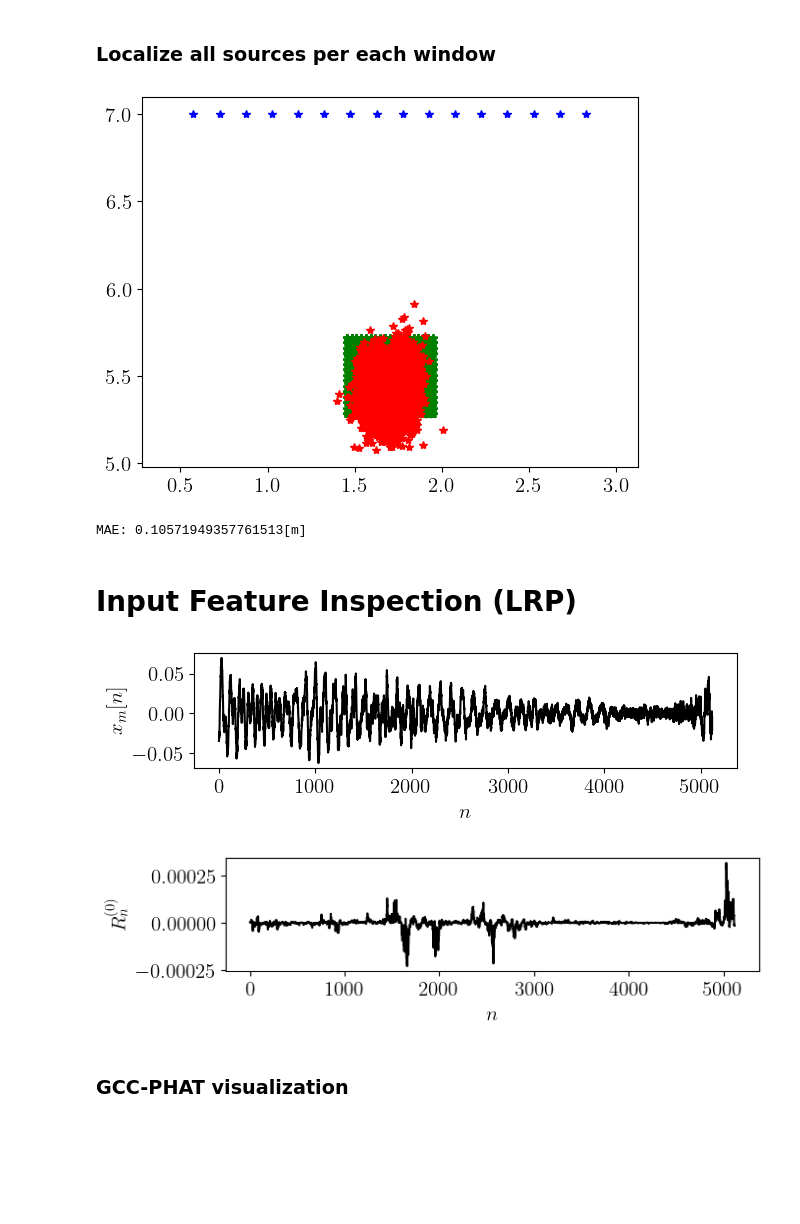
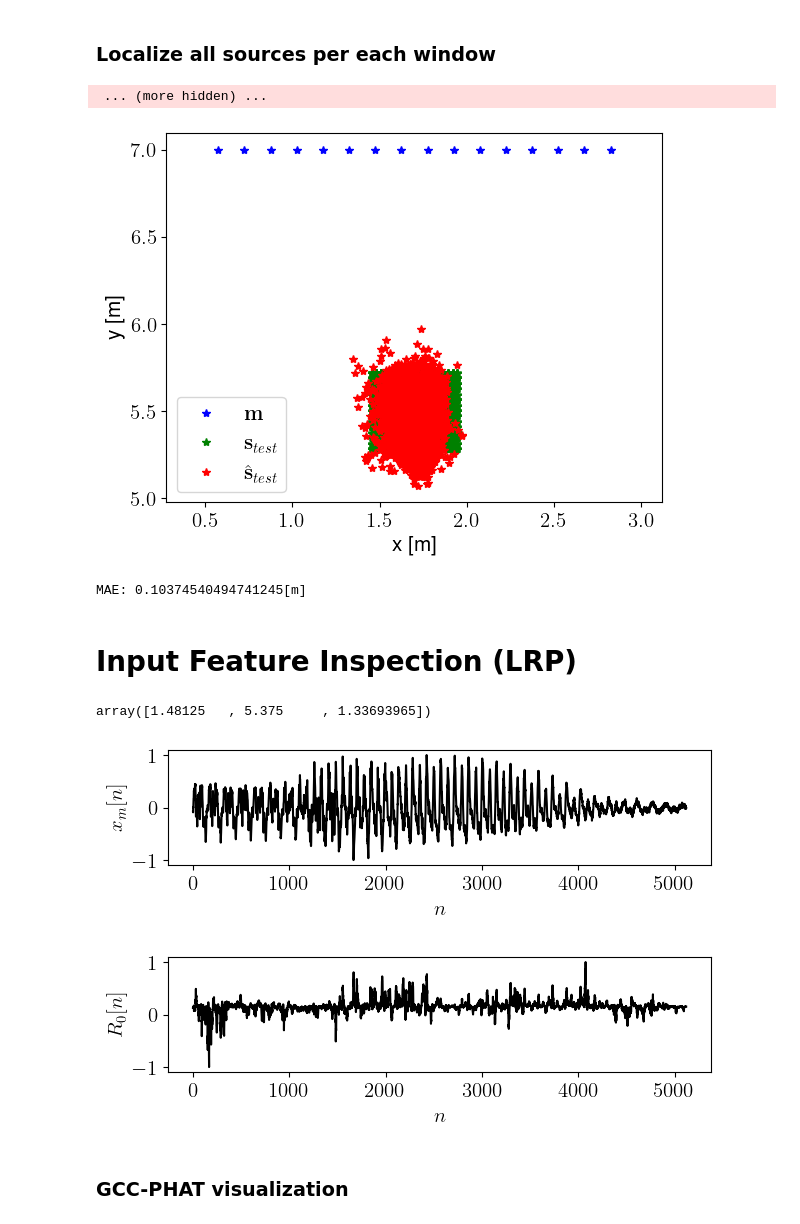
Before and after one commit to lucacoma/XAISrcLoc, a Jupyter notebook: Input_visualization_paper.ipynb, the cells around one changed output. Cells and saved outputs as stored; diff of their text form; code cells hidden in the pictures; blank space fills up the shorter version.

```diff
--- a/Input_visualization_paper.ipynb
+++ b/Input_visualization_paper.ipynb
@@ -26,8 +26,8 @@ plt.rcParams.update({
 # %% [markdown]
 # Params
 # %%
-SNR = 15
-T60=0.4
+SNR = 20
+T60=0.3
 data_path = '/nas/home/lcomanducci/xai_src_loc/endtoend_src_loc2/dataset2/val'
 data_path = '/nas/home/lcomanducci/xai_src_loc/endtoend_src_loc2/dataset2/test/SNR_'+str(SNR)+'_T60_'+str(T60)
 files = [os.path.join(data_path,path) for path in os.listdir(data_path)]
@@ -113,20 +113,24 @@ for n_s in tqdm(range(len(files))):
         sources_gt.append(data_structure['src_pos'])
 sources_est = np.array(sources_est)
 sources_gt = np.array(sources_gt)
+# %% [output]
+ ... (more hidden) ...
 # %%
 plt.figure()
 plt.plot(mics[0,:],mics[1,:],'b*')
 plt.plot(sources_gt[:,0],sources_gt[:,1],'g*')
 plt.plot(sources_est[:,0],sources_est[:,1],'r*')
+plt.xlabel('x [m]'),plt.ylabel('y [m]')
+plt.legend(['$\mathbf{m}$','$\mathbf{s}_{test}$','$\hat{\mathbf{s}}_{test}$'], fontsize=15)
 plt.axis('equal')
 plt.show()
 # %% [output]
-[figure, old version]
+[figure, new version]
 # %%
 MAE = np.mean(np.mean(np.abs(sources_est-sources_gt),1))
 print('MAE: '+str(MAE)+ '[m]')
 # %% [output]
-MAE: 0.10571949357761513[m]
+MAE: 0.10374540494741245[m]
 # %% [markdown]
 # Input Feature Inspection (LRP)
 # %%
@@ -143,3 +144,7 @@ input_win_sig = win_sig[:,:,n_w]
+# %%
+sources_gt[n_s]
+# %% [output]
+array([1.48125   , 5.375     , 1.33693965])
 # %%
 data = torch.permute(torch.Tensor(win_sig),(2,0,1))
 output_gt = torch.unsqueeze(torch.Tensor(sources_gt[n_s] ),0)
@@ -154,24 +159,24 @@ relevance = relevance.detach().numpy()
 # %%
 # Plot single window
 plt.figure(figsize=(7,1.5))
-plt.plot(data[1,0],'k')
+plt.plot(utils.normalize(data[1,0]),'k')
 plt.xlabel('$n$')
 plt.ylabel('$x_m[n]$')
 plt.savefig('/nas/home/lcomanducci/xai_src_loc/endtoend_src_loc2/plots_icassp/ex_input.pdf',bbox_inches='tight')
 plt.show()
 # %% [output]
-[figure, old version]
+[figure, new version]
 # %%
 # Plot relevance map for the window
 plt.figure(figsize=(7,1.5))
-plt.plot(relevance[1,0],'k')
+plt.plot(utils.normalize(relevance[1,0]),'k')
 plt.xlabel('$n$')
-plt.ylabel('$R^{(0)}_n$')
+plt.ylabel('$R_0[n]$')
 plt.savefig('/nas/home/lcomanducci/xai_src_loc/endtoend_src_loc2/plots_icassp/ex_relevance.pdf',bbox_inches='tight')
 
 plt.show()
 # %% [output]
-[figure, old version]
+[figure, new version]
 # %% [markdown]
 ### GCC-PHAT visualization
 # %%
```
Also changed, not shown: parts of 12 cells of this notebook.
